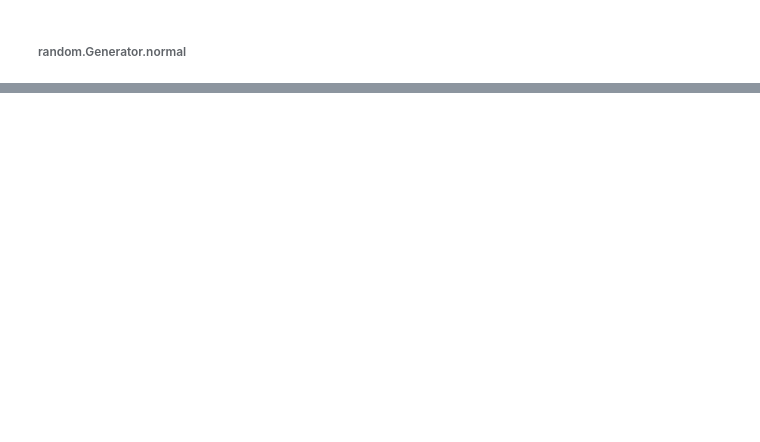
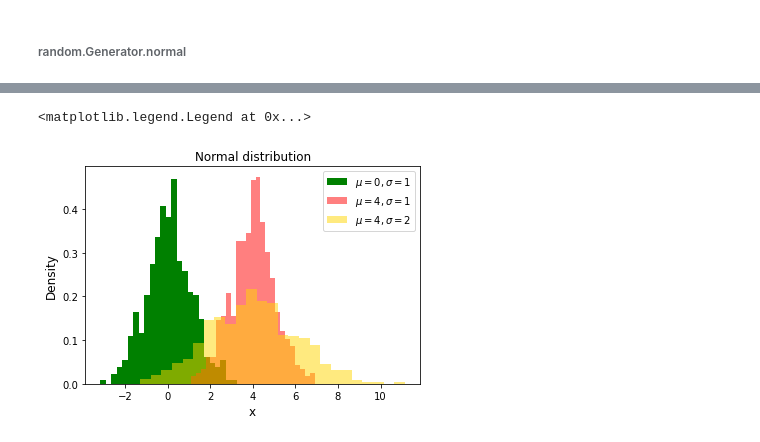
Before and after one commit to conor-mccaffrey/numpy_random, a Jupyter notebook: numpy_random.ipynb, the cells around one changed output, grey strips where cells are left out. Drawn from its saved outputs; the diff is of its cells as text; code cells hidden in the pictures; blank space fills up the shorter version.

```diff
--- a/numpy_random.ipynb
+++ b/numpy_random.ipynb
@@ -524,0 +487,25 @@ plt.hist(x_2)
+# %%
+# Lets generate an array of values and investigate altering parameters
+mu1, sigma1 = 0, 1
+s1 = np.random.default_rng().normal(mu1, sigma1, 500)
+plt.hist(s1, bins=25, density=True, label='$\mu=0, \sigma=1$', color = 'green') # Lettering adapted from Reference 45.
+
+# Lets alter the mean value
+mu2, sigma2 = 4, 1
+s2 = np.random.default_rng().normal(mu2, sigma2, 500)
+# changing alpha to alter transparency [46]
+plt.hist(s2, bins=25, alpha = 0.5, density=True, label='$\mu=4, \sigma=1$', color = 'red')
+
+# Lets alter the standard deviation
+mu3, sigma3 = 4, 2
+s3 = np.random.default_rng().normal(mu3, sigma3, 500)
+plt.hist(s3, bins=25, density=True, alpha=0.5, label='$\mu=4, \sigma=2$', color = 'gold')
+
+# Lets overlay our plots
+plt.xlabel('x', size=12)
+plt.ylabel('Density', size=12)
+plt.title('Normal distribution', size=12)
+plt.legend()
+# %% [output]
+<matplotlib.legend.Legend at 0x...>
+[figure, added]
```
Also changed, not shown: parts of 32 cells of this notebook, 6 other files.
